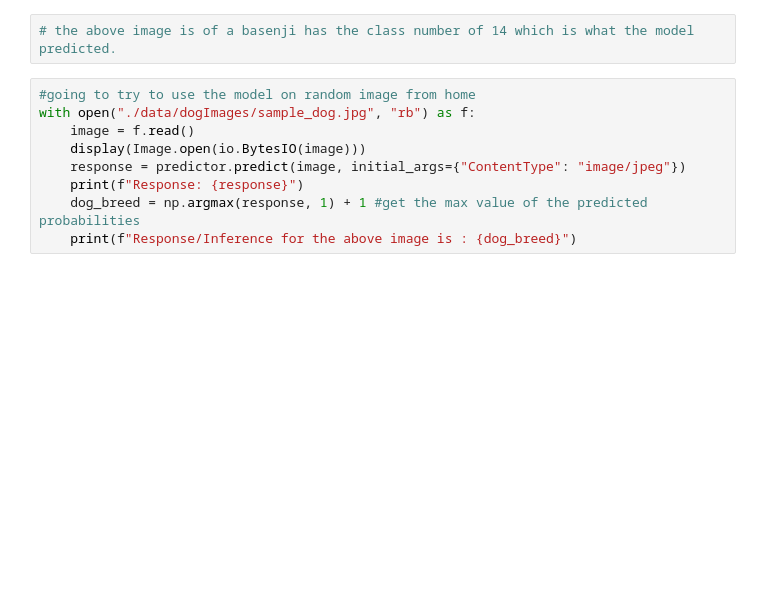
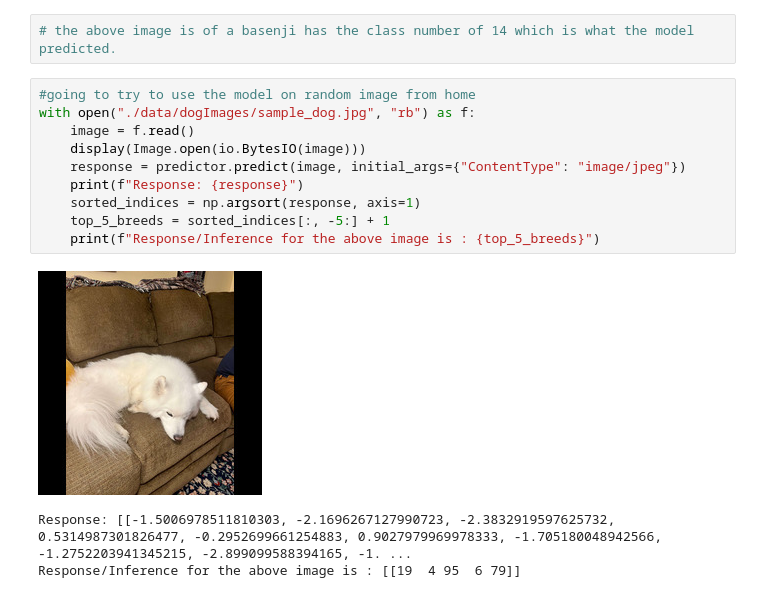
Before and after one commit to djarrin/dog-breed-classifier, a Jupyter notebook: train_and_deploy.ipynb, the cells around one changed output. Cells and saved outputs as stored; diff of their text form; blank space fills up the shorter version.

```diff
--- a/train_and_deploy.ipynb
+++ b/train_and_deploy.ipynb
@@ -449,9 +456,14 @@ Response/Inference for the above image is : [14]
 # %%
 #going to try to use the model on random image from home
 with open("./data/dogImages/sample_dog.jpg", "rb") as f:
     image = f.read()
     display(Image.open(io.BytesIO(image)))
     response = predictor.predict(image, initial_args={"ContentType": "image/jpeg"})
     print(f"Response: {response}")
-    dog_breed = np.argmax(response, 1) + 1 #get the max value of the predicted probabilities
-    print(f"Response/Inference for the above image is : {dog_breed}")
+    sorted_indices = np.argsort(response, axis=1)
+    top_5_breeds = sorted_indices[:, -5:] + 1
+    print(f"Response/Inference for the above image is : {top_5_breeds}")
+# %% [output]
+[figure, added]
+Response: [[-1.5006978511810303, -2.1696267127990723, -2.3832919597625732, 0.5314987301826477, -0.2952699661254883, 0.9027979969978333, -1.705180048942566, -1.2752203941345215, -2.899099588394165, -1. ...
+Response/Inference for the above image is : [[19  4 95  6 79]]
```
Also changed, not shown: parts of 5 cells of this notebook, 1 other file.
